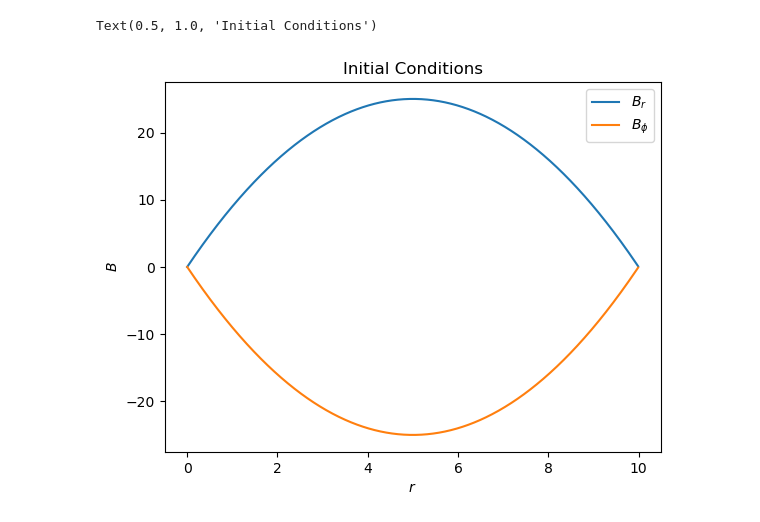
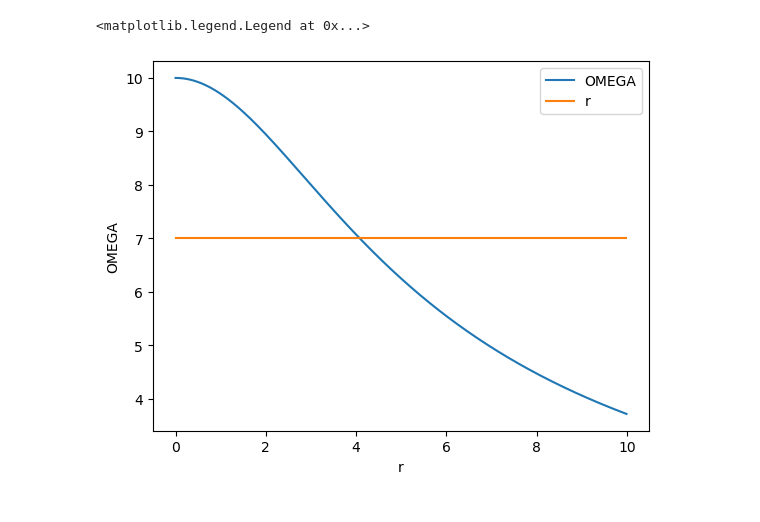
Before and after one commit to dc250601/MHD.github.io, a Jupyter notebook: Solution2.ipynb, the cells around one changed output. Saved outputs shown, nothing was run; the diff lists cells and outputs as text; code cells hidden in the pictures.

```diff
--- a/Solution2.ipynb
+++ b/Solution2.ipynb
@@ -74,13 +11,16 @@ def runge_kutta_step(Br, Bphi, dt, eta, r, dr, V_r, V_z, h, alpha, omega):
+# %%
+PATH = "./Parameters.json"
 # %%
 def B_r_f(r):
     return -(r-5)**(2)  + 25
+    # return 0.8*np.sin(0.1*np.pi*r) + 0.1*np.sin(0.7*np.pi*r)
 
 def B_phi_f(r):
     return (r - 5)**(2) - 25
+    # return -(0.8*np.sin(0.1*np.pi*r) + 0.1*np.sin(0.7*np.pi*r))
 
 def alpha_f(r):
-    alpha_0 = 10.0
-    return np.ones_like(r)*alpha_0
+    return np.ones_like(r)*7
 
 def omega_f(r):
     return 10/np.sqrt(1+(r/4)**2)
@@ -156,0 +60,23 @@ KeyboardInterrupt:
+# %%
+for i in tqdm(range(len(dt))):
+    time_step = dt[i]
+    if i%20 == 0:
+        B_r_evolution.append(B_r_t)
+        B_phi_evolution.append(Bphi_t)
+        time_evol.append(t_min + i*np.abs(d_t))
+    time.append(t_min + i*d_t)
+    B_r_decay.append(B_r_t[r_index])
+    B_phi_decay.append(Bphi_t[r_index])
+    B_r_t,Bphi_t = runge_kutta_step(B_r_t,
+                                    Bphi_t,r=r,
+                                    dr=dr,
+                                    dt=time_step,
+                                    omega=omega,
+                                    alpha=alpha,
+                                    V_r=V_r,
+                                    V_z=V_z,
+                                    h=h,
+                                    eta=eta,
+                                    grad_omega=grad_omega,
+                                    grad_V_r=grad_V_r
+                                   )
@@ -157,10 +95,9 @@ KeyboardInterrupt:
 # %%
-plt.plot(r, B_r_f(r), label=r"$B_r$")
-plt.plot(r, B_phi_f(r), label=r"$B_{\phi}$")
-plt.xlabel(r"$r$")
-plt.ylabel(r"$B$")
+plt.plot(r.get(), omega_f(r).get(), label="OMEGA")
+plt.plot(r.get(), alpha_f(r).get(), label=r"r")
+plt.xlabel("r")
+plt.ylabel("OMEGA")
 plt.legend()
-plt.title("Initial Conditions")
 # %% [output]
-Text(0.5, 1.0, 'Initial Conditions')
+<matplotlib.legend.Legend at 0x...>
-[figure, old version]
+[figure, new version]
```
Also changed, not shown: parts of 26 cells of this notebook, 3 other files.
